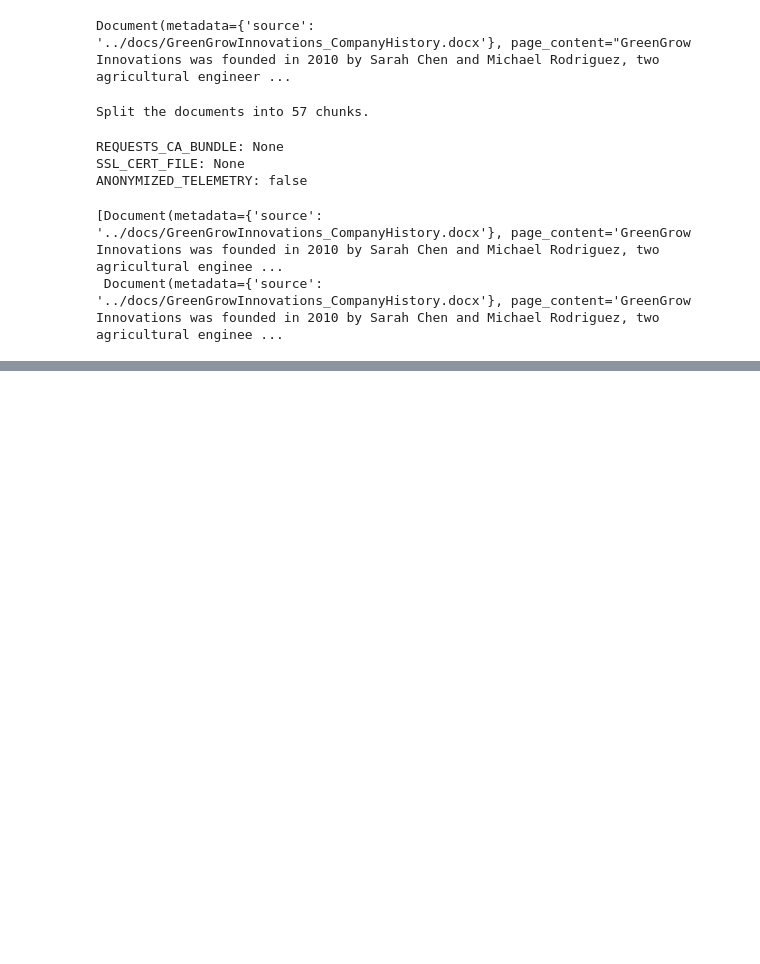
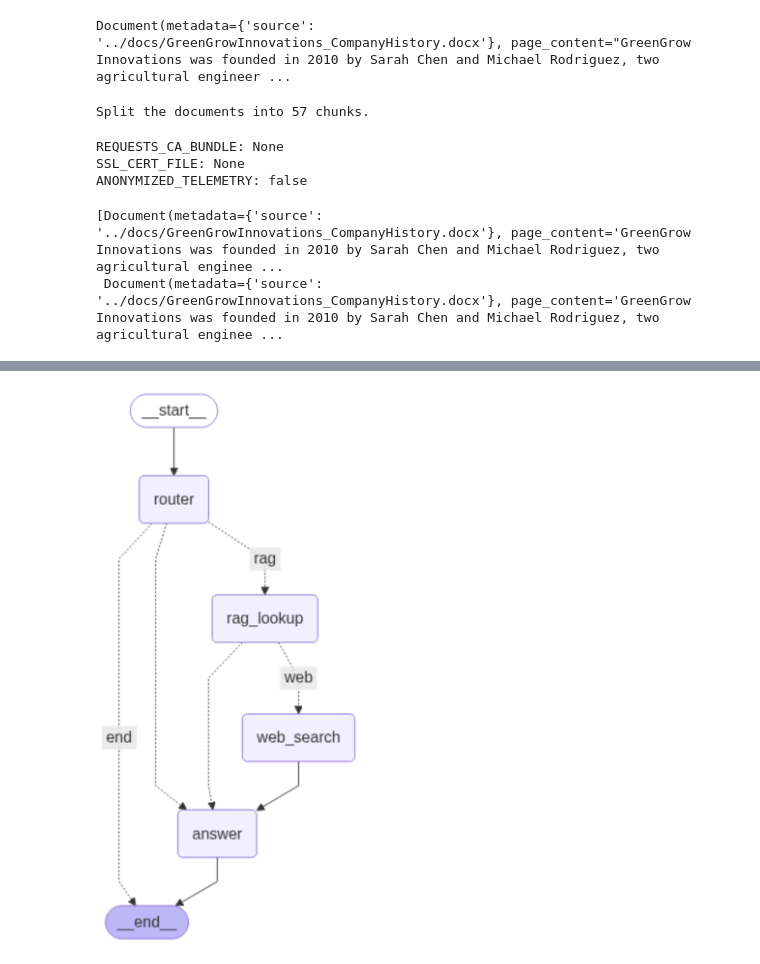
Before and after one commit to ljcheng999/rag-langchain-agent, a Jupyter notebook: notebook/rag-agent.ipynb, the cells around one changed output, grey strips where cells are left out. Drawn from its saved outputs; the diff is of its cells as text; code cells hidden in the pictures; blank space fills up the shorter version.

```diff
--- a/notebook/rag-agent.ipynb
+++ b/notebook/rag-agent.ipynb
@@ -731,0 +912,6 @@ ValidationError: 1 validation error for TavilySearchAPIWrapper
+# %%
+# print(final_agent.get_graph(xray=True).draw_mermaid())
+from IPython.display import Image, display
+display(Image("../assets/final-graph.png", width=300))
+# %% [output]
+[figure, added]
```
Also changed, not shown: parts of 22 cells of this notebook, 1 other file.
